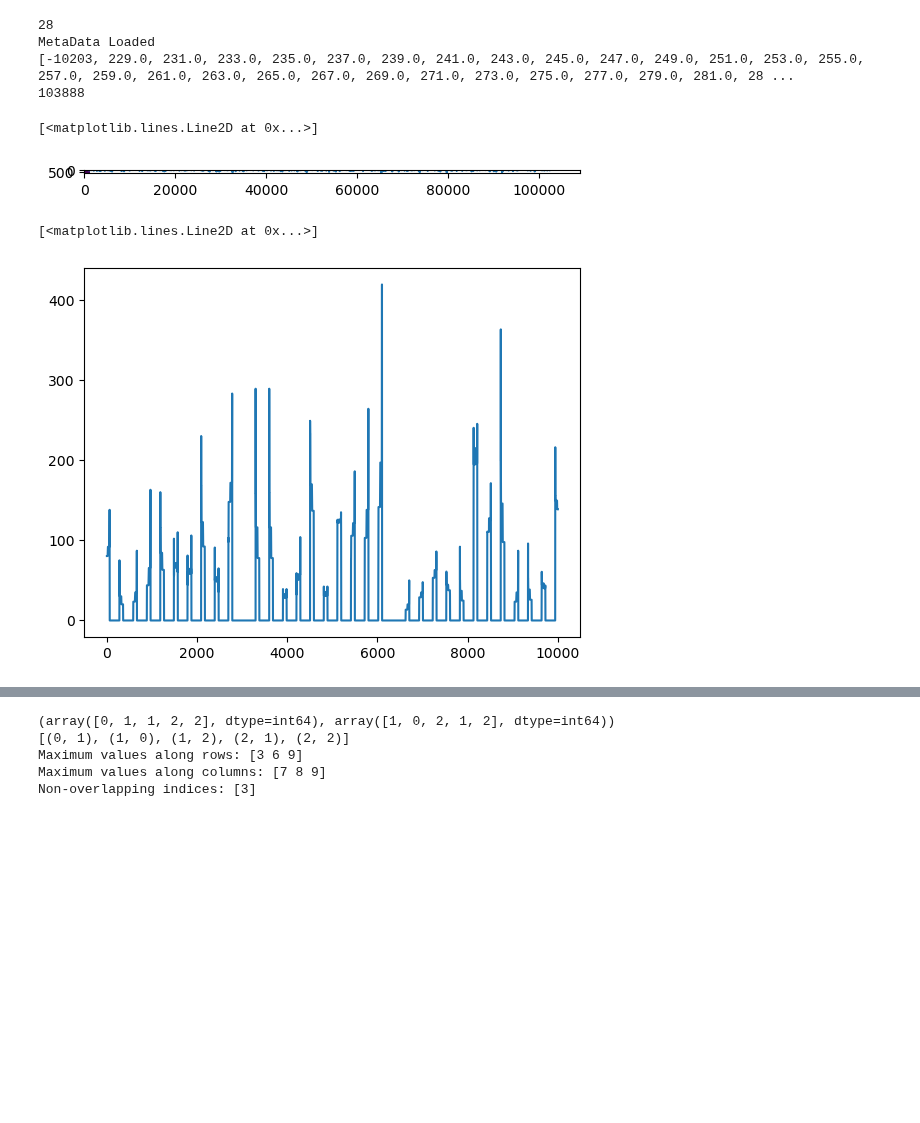
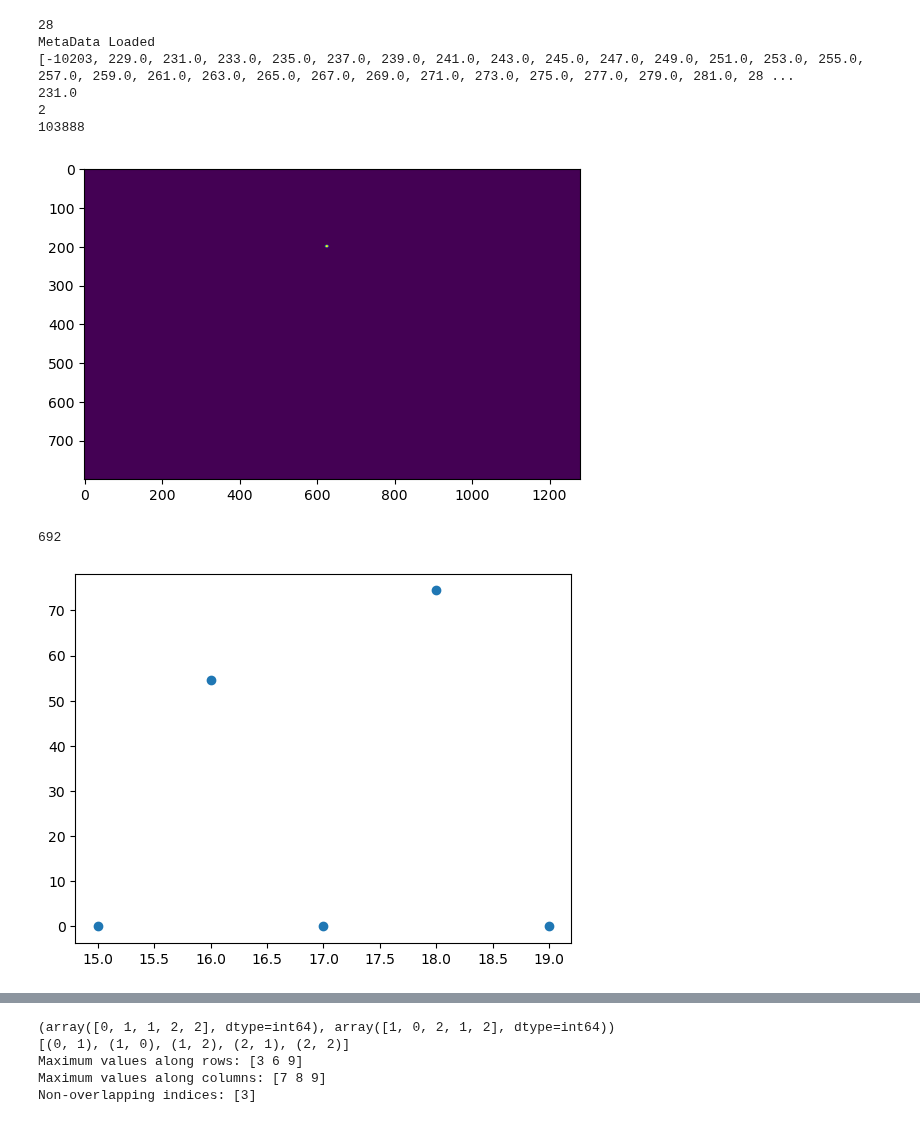
Before and after one commit to Peter-Hogg/SLAP2_Utils, a Jupyter notebook: Slap2 Utils Test.ipynb, the cells around one changed output, grey strips where cells are left out. Saved outputs shown, nothing was run; the diff lists cells and outputs as text; code cells hidden in the pictures; blank space fills up the shorter version.

```diff
--- a/Slap2 Utils Test.ipynb
+++ b/Slap2 Utils Test.ipynb
@@ -7,15 +7,17 @@ from slap2_utils.subclasses.metadata import MetaData
 from slap2_utils.utils.trace import Trace
 # %%
 hDataFile = DataFile('C:\\Users\\Jerry\\Desktop\\240109_Sim3D\\WorkingFile_20231220_150500_DMD1.dat');
-roi_shape = hDataFile.metaData.AcquisitionContainer.ROIs[3].shapeData
+a=0
+roi_shape = hDataFile.metaData.AcquisitionContainer.ROIs[a].shapeData
 #metaData.AcquisitionContainer.ROIs[0].shapeData
-zIdx = hDataFile.fastZs.index(hDataFile.metaData.AcquisitionContainer.ROIs[3].z)
-#print(zIdx)
+zIdx = hDataFile.fastZs.index(hDataFile.metaData.AcquisitionContainer.ROIs[a].z)
+
+print(hDataFile.metaData.AcquisitionContainer.ParsePlan['acqParsePlan']['sliceIdx'])
 chIdx = 1;
 
 from skimage.draw import polygon_perimeter
 
-roi_shape = hDataFile.metaData.AcquisitionContainer.ROIs[3].shapeData
+roi_shape = hDataFile.metaData.AcquisitionContainer.ROIs[a].shapeData
 
 img = np.zeros((800, 1280), dtype=np.uint8)
 
@@ -58,9 +60,9 @@ hTrace.setPixelIdxs(rasterPixels, integrationPixels);
 #windowWidth_lines = 10;
 #expectedWindowWidth_lines = 100;
 #trace = hTrace.process(windowWidth_lines,expectedWindowWidth_lines);
-_trace, _, _, _ = hTrace.process(10, 100)
+_trace, x, c, y = hTrace.process(1, 1)
 print(len(_trace))
-plt.plot(_trace)
+plt.plot(x[0:10000])
 # %% [output]
 28
 MetaData Loaded
@@ -82,14 +93,16 @@ plt.plot(_trace[0:10000])
 # %%
 hDataFile = DataFile('C:\\Users\\Jerry\\Desktop\\240109_Sim3D\\WorkingFile_20231220_150500_DMD1.dat');
-roi_shape = hDataFile.metaData.AcquisitionContainer.ROIs[0].shapeData
+b=1
+roi_shape = hDataFile.metaData.AcquisitionContainer.ROIs[b].shapeData
 #metaData.AcquisitionContainer.ROIs[0].shapeData
-zIdx = hDataFile.fastZs.index(hDataFile.metaData.AcquisitionContainer.ROIs[0].z)
-#print(zIdx)
+zIdx = hDataFile.fastZs.index(hDataFile.metaData.AcquisitionContainer.ROIs[b].z)
+print(hDataFile.metaData.AcquisitionContainer.ROIs[b].z)
+print(zIdx)
 chIdx = 1;
 
 from skimage.draw import polygon_perimeter
 
-roi_shape = hDataFile.metaData.AcquisitionContainer.ROIs[0].shapeData
+roi_shape = hDataFile.metaData.AcquisitionContainer.ROIs[b].shapeData
 
 img = np.zeros((800, 1280), dtype=np.uint8)
 
@@ -110,40 +123,63 @@ img[rr, cc] = 1
 plt.imshow(img)
 
 #rasterPixels = pixelMask;
 #integrationPixels = pixelMask;
 
 pixelMask=np.full((800, 1280), False)
 pixelMask[img==1] = True
 
 rasterPixels = np.full((800, 1280), False)
 integrationPixels = pixelMask;
 hTrace = Trace(hDataFile, zIdx, chIdx)
 i = 0
 for i in range(len(pixelMask)):
     try:
         x = np.where(pixelMask[i] == 1)
         if len(x[0]) == 0:
             raise ValueError
         #print(i)
         #print(x)
     except ValueError:
         continue
 hTrace.setPixelIdxs(rasterPixels, integrationPixels);
 #windowWidth_lines = 10;
 #expectedWindowWidth_lines = 100;
 #trace = hTrace.process(windowWidth_lines,expectedWindowWidth_lines);
-_trace, _, _, _ = hTrace.process(10, 100)
-print(len(_trace))
-plt.plot(_trace)
+_trace1, _, _, _ = hTrace.process(1, 1)
+print(len(_trace1))
 # %% [output]
 28
 MetaData Loaded
 [-10203, 229.0, 231.0, 233.0, 235.0, 237.0, 239.0, 241.0, 243.0, 245.0, 247.0, 249.0, 251.0, 253.0, 255.0, 257.0, 259.0, 261.0, 263.0, 265.0, 267.0, 269.0, 271.0, 273.0, 275.0, 277.0, 279.0, 281.0, 28 ...
+231.0
+2
 103888
-[<matplotlib.lines.Line2D at 0x...>]
-[figure, old version]
+[figure, new version]
 # %%
-plt.plot(_trace[0:10000])
+#plt.scatter(np.arange(0,10000),_trace[0:10000])
+plt.scatter(np.arange(15,20),_trace[15:20])
+#plt.scatter(np.arange(0, 5000),_trace1[0:5000])
+#plt.plot(_trace[0:1000])
+#plt.plot(_trace1[0:1000])
+
+from scipy import signal
+
+#print(len(signal.find_peaks(x, distance=10)[0]))
+198
+
+counter=0
+repeat= True
+for i in range(len(_trace1)):
+    if _trace1[i]!=0:
+        repeat = False
+        continue
+    else:
+        if repeat:
+            continue
+        else:
+            counter+=1
+            repeat = True
+print(counter)
 # %% [output]
-[<matplotlib.lines.Line2D at 0x...>]
+692
-[figure, old version]
+[figure, new version]
```
Also changed, not shown: parts of 7 cells of this notebook, 1 other file.
